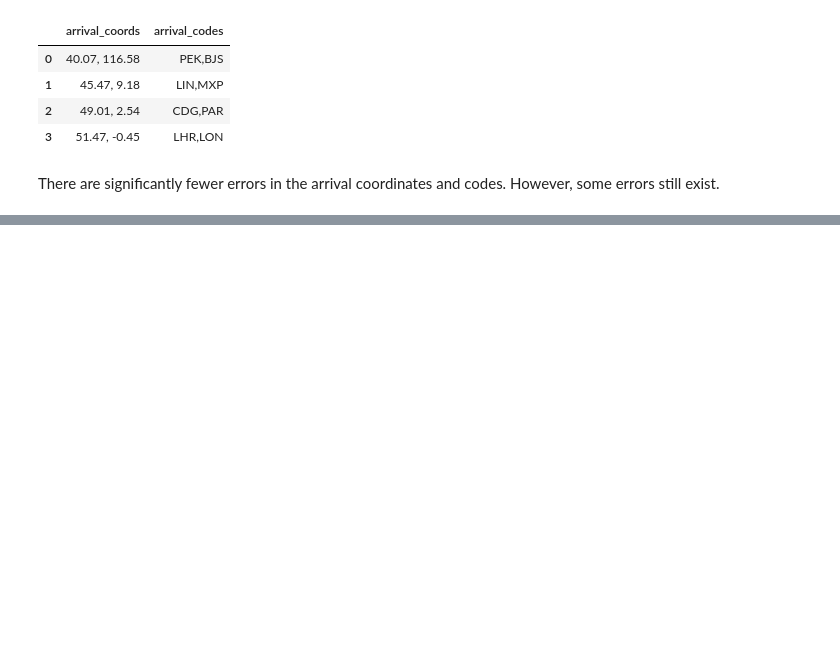
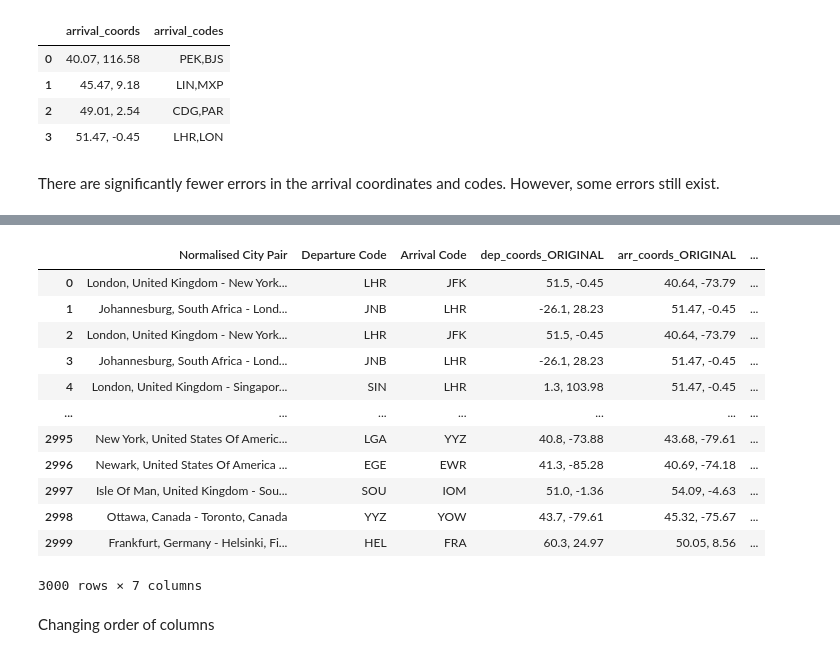
Before and after one commit to piotr-dziurny/flight_distance_analysis, a Jupyter notebook: solution.ipynb, the cells around one changed output, grey strips where cells are left out. Drawn from its saved outputs; the diff is of its cells as text; code cells hidden in the pictures; blank space fills up the shorter version.

```diff
--- a/solution.ipynb
+++ b/solution.ipynb
@@ -274,0 +300,4 @@ Considering that various airport codes are assigned to the same geographic coord
+# %%
+drop = ["Departure_lat", "Departure_lon", "Arrival_lat", "Arrival_lon"]
+data = data.drop(drop, axis = "columns")
+data
@@ -274,0 +318,2 @@ Considering that various airport codes are assigned to the same geographic coord
+# %%
+data = data.rename(columns = {"departure_coords": "dep_coords_ORIGINAL", "arrival_coords": "arr_coords_ORIGINAL"})
@@ -274,0 +322,2 @@ Considering that various airport codes are assigned to the same geographic coord
+# %%
+codes = set(data['Departure Code'].unique()).union(set(data['Arrival Code'].unique()))
@@ -274,0 +326,2 @@ Considering that various airport codes are assigned to the same geographic coord
+# %%
+airports = airports[airports['airport_code'].isin(codes)]
@@ -274,0 +360,34 @@ Considering that various airport codes are assigned to the same geographic coord
+# %%
+departure_merged = pd.merge(data,
+                            airports[["airport_code", "coordinates"]],
+                            left_on = "Departure Code",
+                            right_on = "airport_code",
+                            how = "left").drop("airport_code", axis = "columns")
+
+departure_merged.rename(columns = {"coordinates": "dep_coords"}, inplace = True)
+
+
+merged = pd.merge(departure_merged,
+                        airports[["airport_code", "coordinates"]],
+                        left_on = "Arrival Code",
+                        right_on = "airport_code",
+                        how = "left").drop("airport_code", axis = "columns")
+
+merged.rename(columns = {"coordinates": "arr_coords"}, inplace = True)
+merged
+# %% [output]
+|  | Normalised City Pair | Departure Code | Arrival Code | dep_coords_ORIGINAL | arr_coords_ORIGINAL | ... |
+| 0 | London, United Kingdom - New York... | LHR | JFK | 51.5, -0.45 | 40.64, -73.79 | ... |
+| 1 | Johannesburg, South Africa - Lond... | JNB | LHR | -26.1, 28.23 | 51.47, -0.45 | ... |
+| 2 | London, United Kingdom - New York... | LHR | JFK | 51.5, -0.45 | 40.64, -73.79 | ... |
+| 3 | Johannesburg, South Africa - Lond... | JNB | LHR | -26.1, 28.23 | 51.47, -0.45 | ... |
+| 4 | London, United Kingdom - Singapor... | SIN | LHR | 1.3, 103.98 | 51.47, -0.45 | ... |
+| ... | ... | ... | ... | ... | ... | ... |
+| 2995 | New York, United States Of Americ... | LGA | YYZ | 40.8, -73.88 | 43.68, -79.61 | ... |
+| 2996 | Newark, United States Of America ... | EGE | EWR | 41.3, -85.28 | 40.69, -74.18 | ... |
+| 2997 | Isle Of Man, United Kingdom - Sou... | SOU | IOM | 51.0, -1.36 | 54.09, -4.63 | ... |
+| 2998 | Ottawa, Canada - Toronto, Canada | YYZ | YOW | 43.7, -79.61 | 45.32, -75.67 | ... |
+| 2999 | Frankfurt, Germany - Helsinki, Fi... | HEL | FRA | 60.3, 24.97 | 50.05, 8.56 | ... |
+3000 rows × 7 columns
+# %% [markdown]
+Changing order of columns
```
Also changed, not shown: parts of 35 cells of this notebook, 3 other files.
